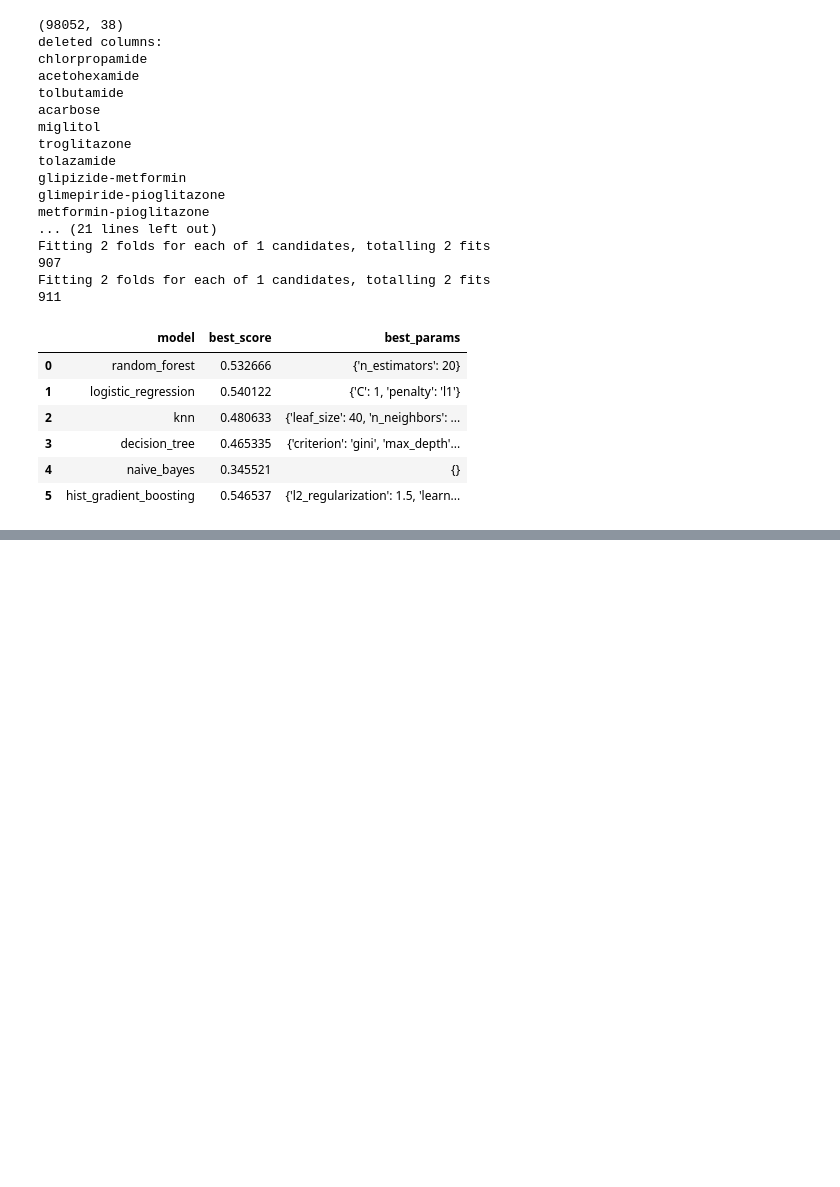
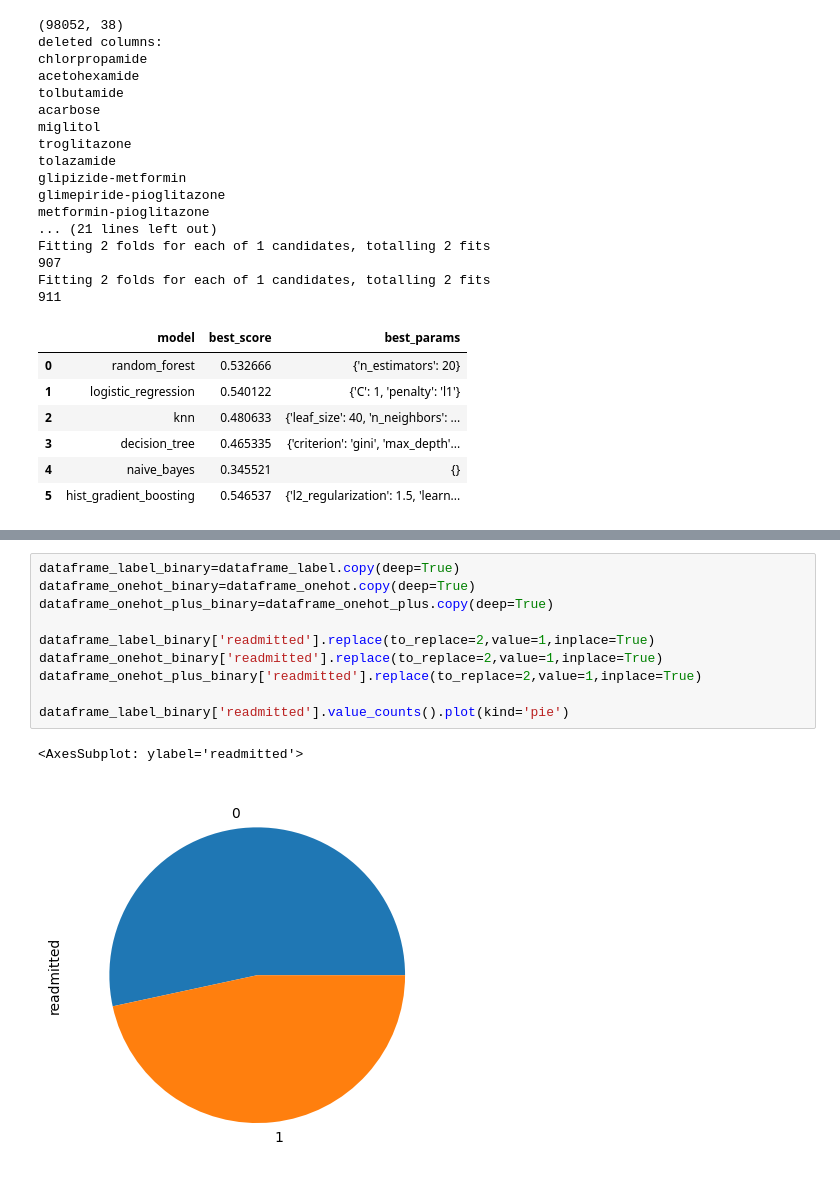
Before and after one commit to mjovanovic9999/ML, a Jupyter notebook: I/notebook/main.ipynb, the cells around one changed output, grey strips where cells are left out. Cells and saved outputs as stored; diff of their text form; blank space fills up the shorter version.

Commit message:
binary

```diff
--- a/I/notebook/main.ipynb
+++ b/I/notebook/main.ipynb
@@ -625,0 +636,13 @@ Fitting 2 folds for each of 1 candidates, totalling 2 fits
+# %%
+dataframe_label_binary=dataframe_label.copy(deep=True)
+dataframe_onehot_binary=dataframe_onehot.copy(deep=True)
+dataframe_onehot_plus_binary=dataframe_onehot_plus.copy(deep=True)
+
+dataframe_label_binary['readmitted'].replace(to_replace=2,value=1,inplace=True)
+dataframe_onehot_binary['readmitted'].replace(to_replace=2,value=1,inplace=True)
+dataframe_onehot_plus_binary['readmitted'].replace(to_replace=2,value=1,inplace=True)
+
+dataframe_label_binary['readmitted'].value_counts().plot(kind='pie')
+# %% [output]
+<AxesSubplot: ylabel='readmitted'>
+[figure, added]
```
Also changed, not shown: parts of 13 cells of this notebook.
